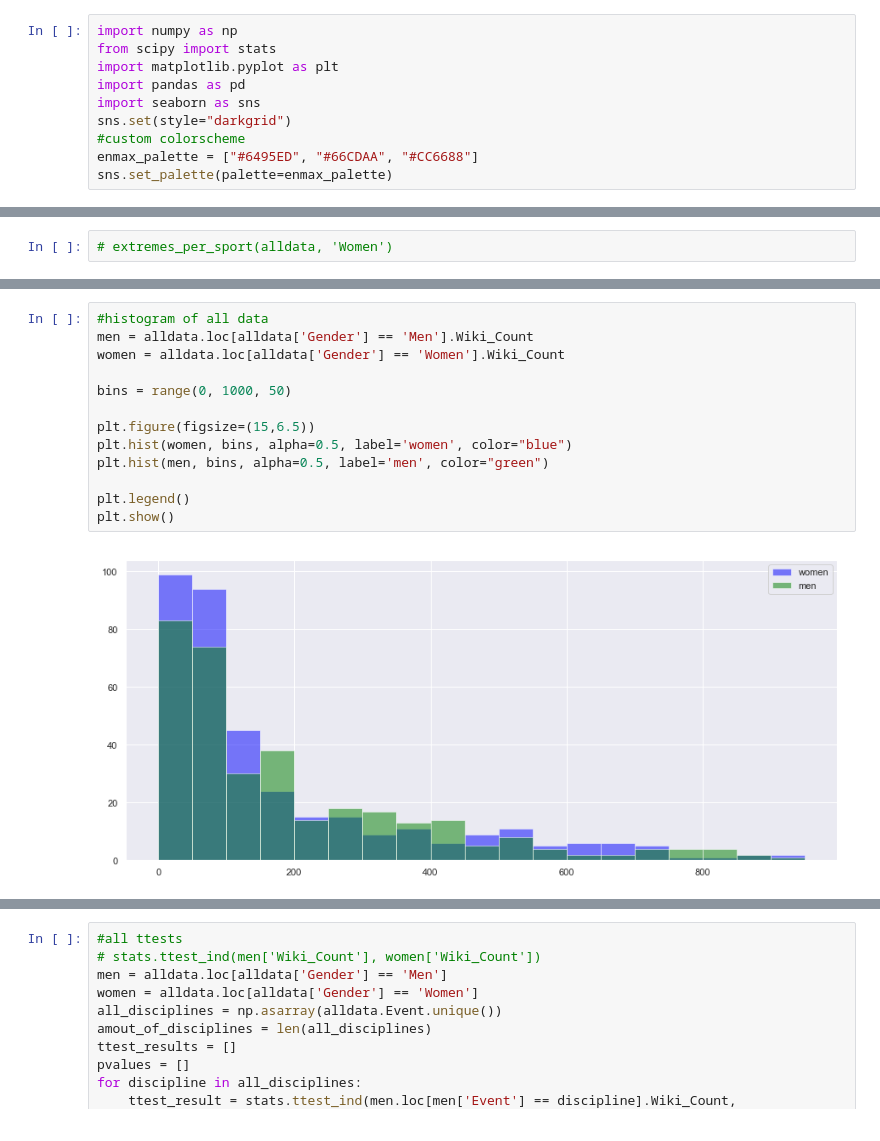
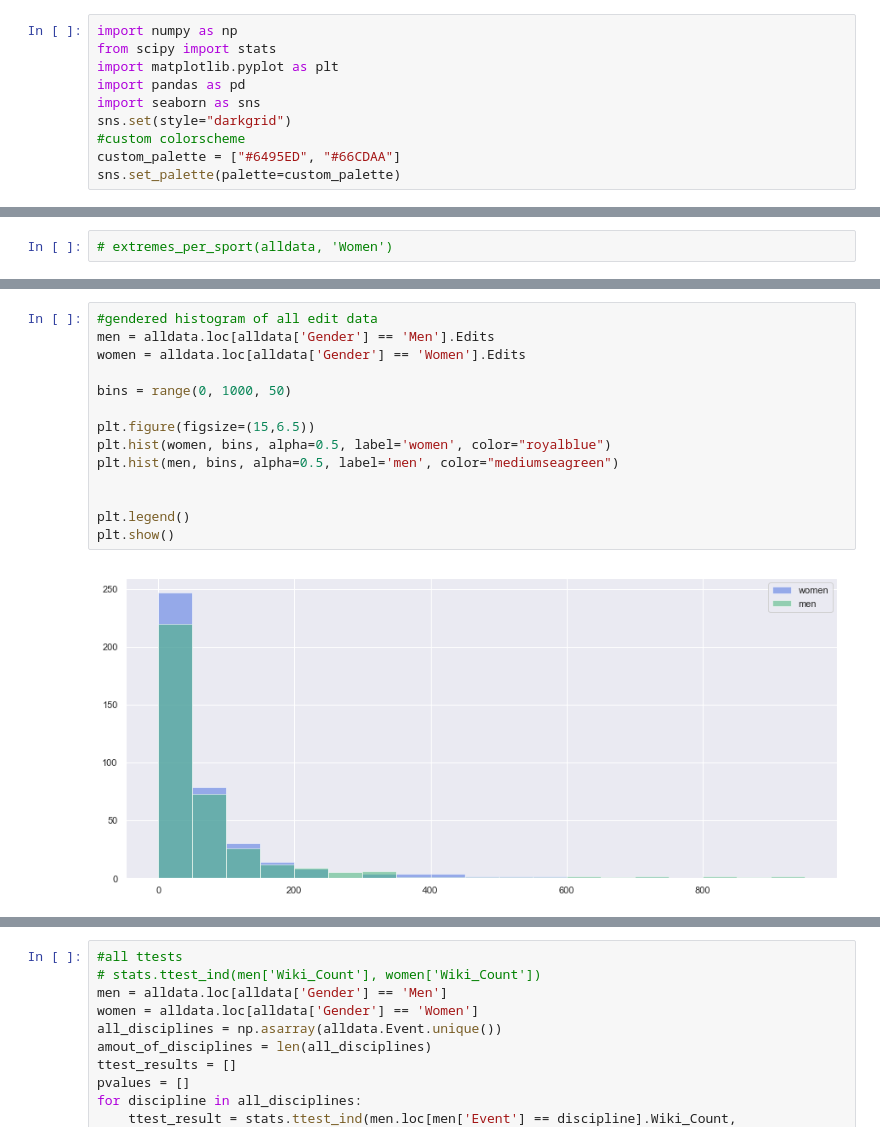
Before and after one commit to Tumbraegel/data-science-project, a Jupyter notebook: Get_Wiki_Count/Data_Analysis.ipynb, the cells around one changed output, grey strips where cells are left out. Cells and saved outputs as stored; diff of their text form.

Commit message:
added remaining plots for wikipedia edits

```diff
--- a/Get_Wiki_Count/Data_Analysis.ipynb
+++ b/Get_Wiki_Count/Data_Analysis.ipynb
@@ -6,8 +6,8 @@ import pandas as pd
 import seaborn as sns
 sns.set(style="darkgrid")
 #custom colorscheme
-enmax_palette = ["#6495ED", "#66CDAA", "#CC6688"]
-sns.set_palette(palette=enmax_palette)
+custom_palette = ["#6495ED", "#66CDAA"]
+sns.set_palette(palette=custom_palette)
 # %%
 # split data into 8 different arrays
 Diving_10m = pd.read_excel('results_with_wiki_count.xlsx', sheet_name = 'Diving_10m')
@@ -187,18 +274,19 @@ plot(alldata)
 # %%
-#histogram of all data
-men = alldata.loc[alldata['Gender'] == 'Men'].Wiki_Count
-women = alldata.loc[alldata['Gender'] == 'Women'].Wiki_Count
+#gendered histogram of all edit data
+men = alldata.loc[alldata['Gender'] == 'Men'].Edits
+women = alldata.loc[alldata['Gender'] == 'Women'].Edits
 
 bins = range(0, 1000, 50)
 
 plt.figure(figsize=(15,6.5))
-plt.hist(women, bins, alpha=0.5, label='women', color="blue")
-plt.hist(men, bins, alpha=0.5, label='men', color="green")
+plt.hist(women, bins, alpha=0.5, label='women', color="royalblue")
+plt.hist(men, bins, alpha=0.5, label='men', color="mediumseagreen")
+
 
 plt.legend()
 plt.show()
 # %% [output]
-[figure, old version]
+[figure, new version]
 # %%
 #histograms using fancy seaborn but the result is kind of strange ...
 g = sns.FacetGrid(alldata, col="Gender", row="Event", height=5, aspect=1)
```
Also changed, not shown: parts of 22 cells of this notebook.
